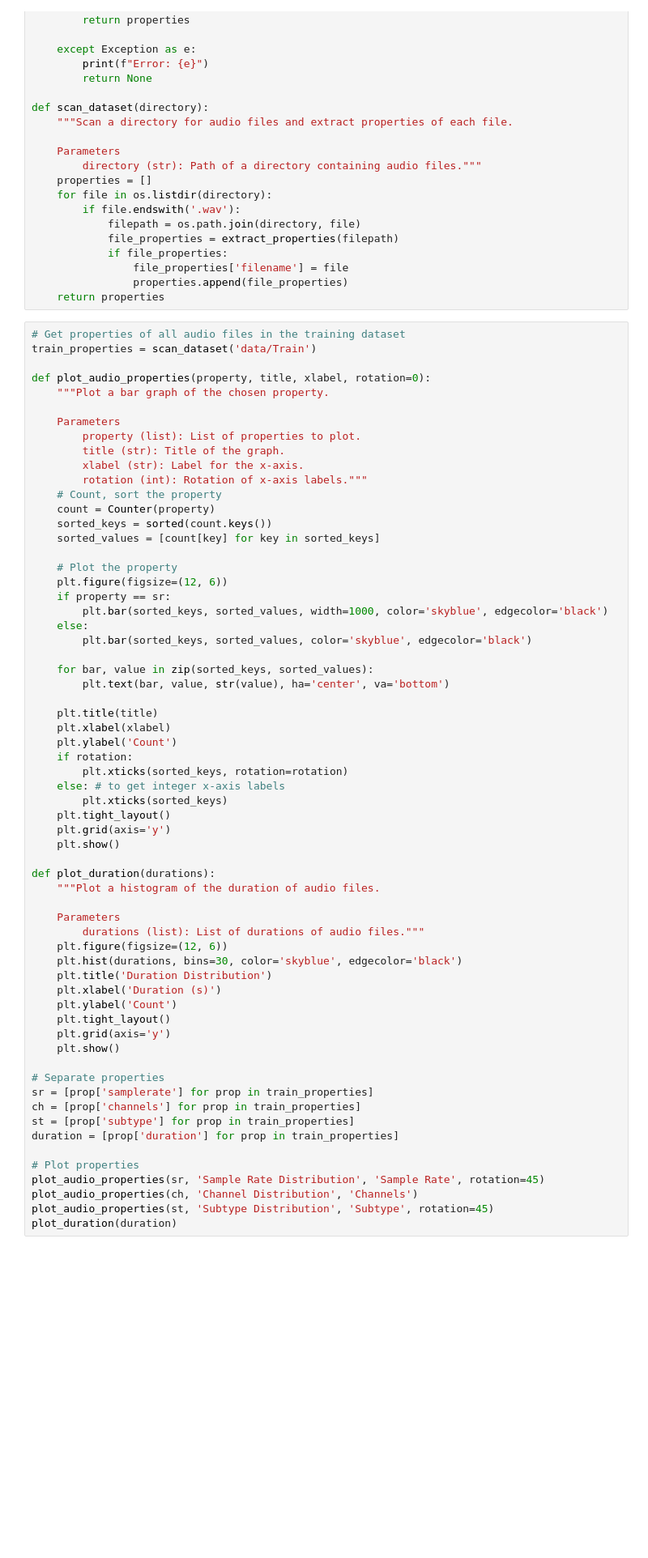
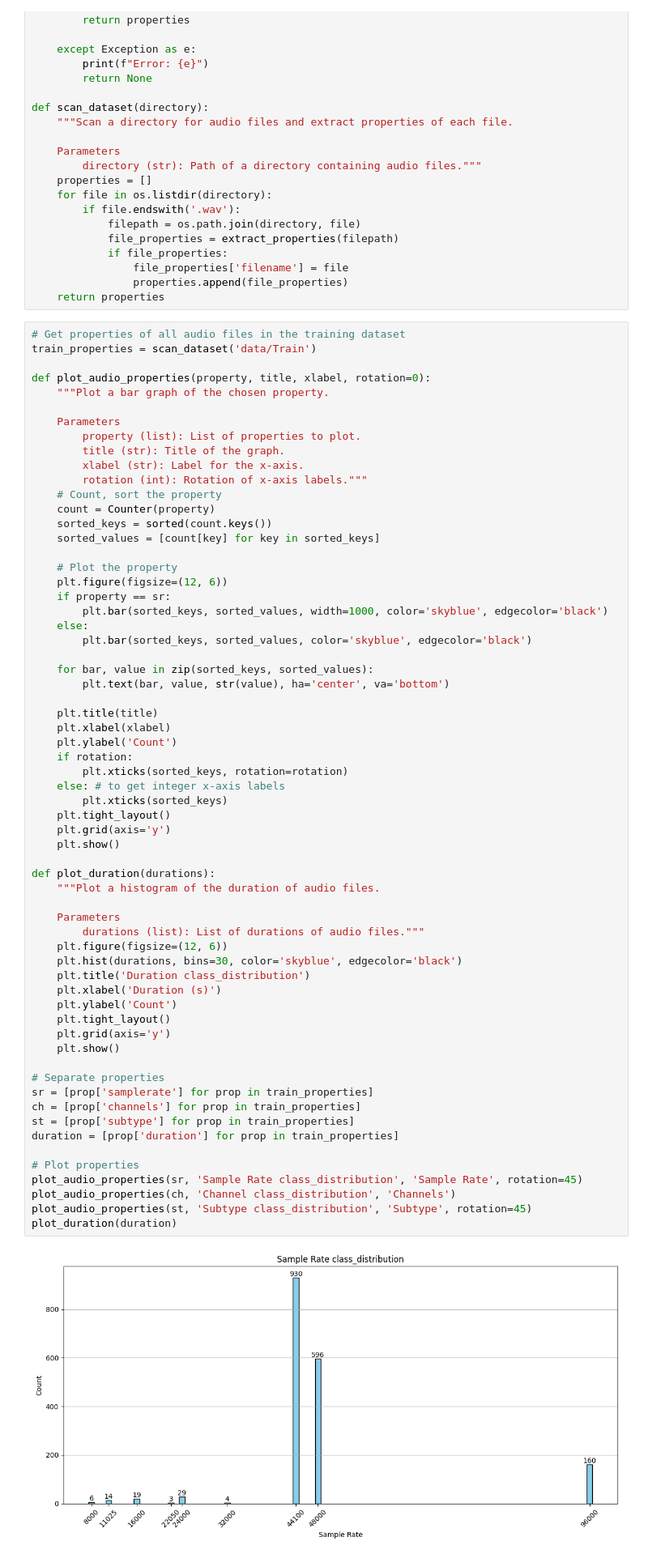
Before and after one commit to jasonmatthewsuhari/IT1244_UrbanSound, a Jupyter notebook: Urban Sound Analysis.ipynb, the cells around one changed output. Shown: that part at 81% size. Cells and saved outputs as stored; diff of their text form; blank space fills up the shorter version.

```diff
--- a/Urban Sound Analysis.ipynb
+++ b/Urban Sound Analysis.ipynb
@@ -270,34 +295,36 @@ def plot_audio_properties(property, title, xlabel, rotation=0):
     plt.ylabel('Count')
     if rotation:
         plt.xticks(sorted_keys, rotation=rotation)
     else: # to get integer x-axis labels
         plt.xticks(sorted_keys)
     plt.tight_layout()
     plt.grid(axis='y')
     plt.show()
 
 def plot_duration(durations):
     """Plot a histogram of the duration of audio files.
 
     Parameters
         durations (list): List of durations of audio files."""
     plt.figure(figsize=(12, 6))
     plt.hist(durations, bins=30, color='skyblue', edgecolor='black')
-    plt.title('Duration Distribution')
+    plt.title('Duration class_distribution')
     plt.xlabel('Duration (s)')
     plt.ylabel('Count')
     plt.tight_layout()
     plt.grid(axis='y')
     plt.show()
 
 # Separate properties
 sr = [prop['samplerate'] for prop in train_properties]
 ch = [prop['channels'] for prop in train_properties]
 st = [prop['subtype'] for prop in train_properties]
 duration = [prop['duration'] for prop in train_properties]
 
 # Plot properties
-plot_audio_properties(sr, 'Sample Rate Distribution', 'Sample Rate', rotation=45)
-plot_audio_properties(ch, 'Channel Distribution', 'Channels')
-plot_audio_properties(st, 'Subtype Distribution', 'Subtype', rotation=45)
+plot_audio_properties(sr, 'Sample Rate class_distribution', 'Sample Rate', rotation=45)
+plot_audio_properties(ch, 'Channel class_distribution', 'Channels')
+plot_audio_properties(st, 'Subtype class_distribution', 'Subtype', rotation=45)
 plot_duration(duration)
+# %% [output]
+[figure, added]
```
Also changed, not shown: parts of 10 cells of this notebook, 1 other file.
